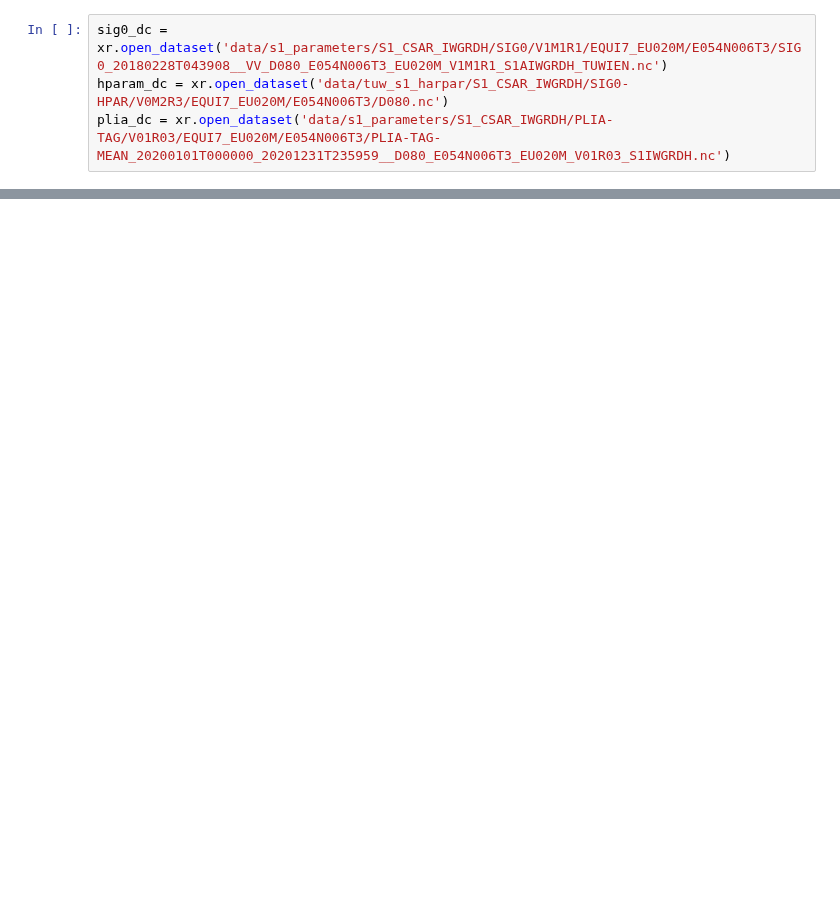
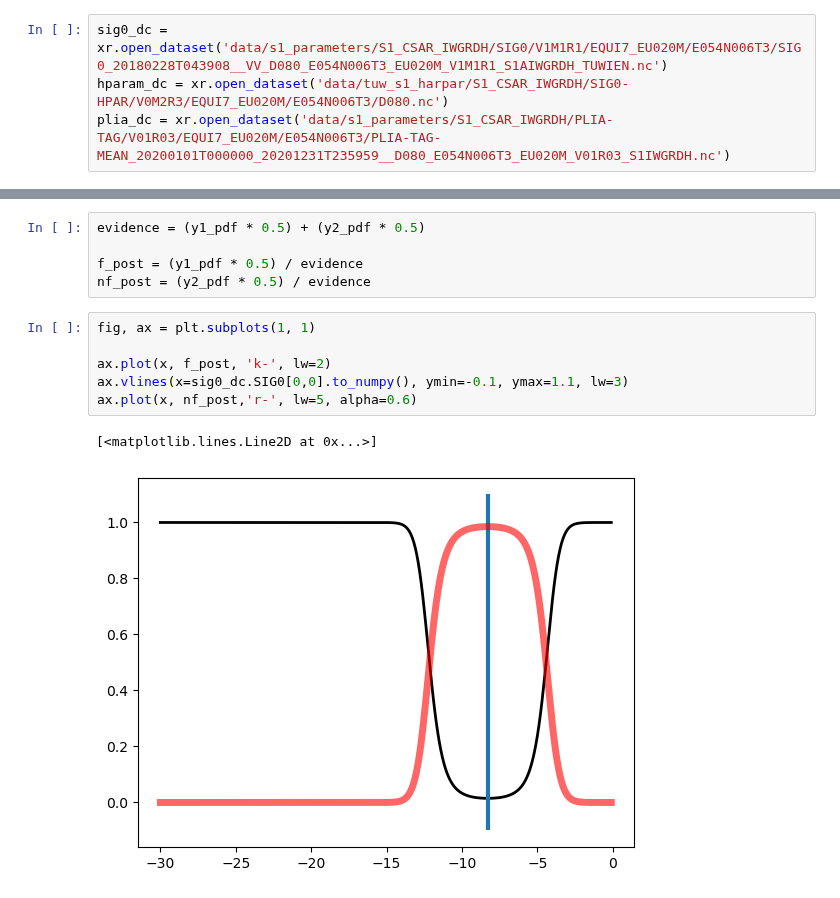
Before and after one commit to TUW-GEO/tuw_education_notebooks, a Jupyter notebook: 01_notebook_as_an_app.ipynb, the cells around one changed output, grey strips where cells are left out. Saved outputs shown, nothing was run; the diff lists cells and outputs as text; blank space fills up the shorter version.

```diff
--- a/01_notebook_as_an_app.ipynb
+++ b/01_notebook_as_an_app.ipynb
@@ -17,0 +49,14 @@ f_prob = (1.0 / (std * np.sqrt(2 * np.pi))) * np.exp(-0.5 * (((sig0 - wbsc) / nf
+# %%
+evidence = (y1_pdf * 0.5) + (y2_pdf * 0.5)
+
+f_post = (y1_pdf * 0.5) / evidence
+nf_post = (y2_pdf * 0.5) / evidence
+# %%
+fig, ax = plt.subplots(1, 1)
+
+ax.plot(x, f_post, 'k-', lw=2)
+ax.vlines(x=sig0_dc.SIG0[0,0].to_numpy(), ymin=-0.1, ymax=1.1, lw=3)
+ax.plot(x, nf_post,'r-', lw=5, alpha=0.6)
+# %% [output]
+[<matplotlib.lines.Line2D at 0x...>]
+[figure, added]
```
Also changed, not shown: parts of 7 cells of this notebook.
